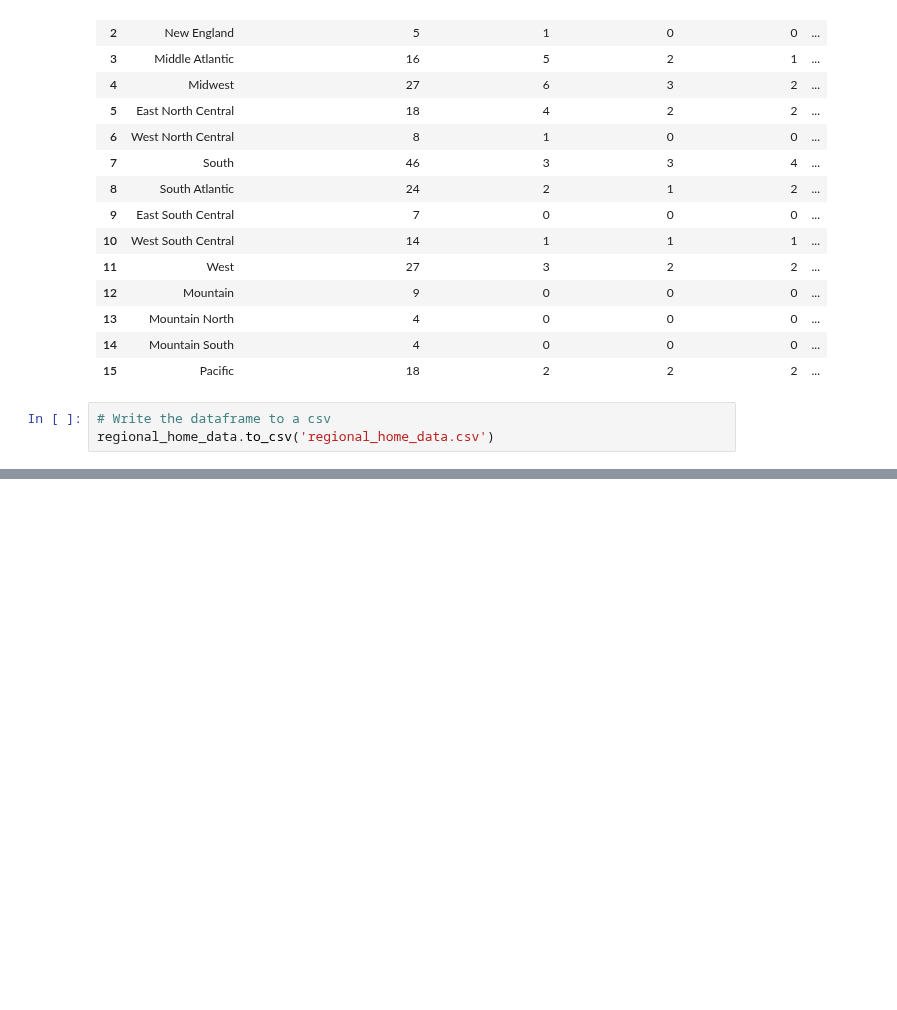
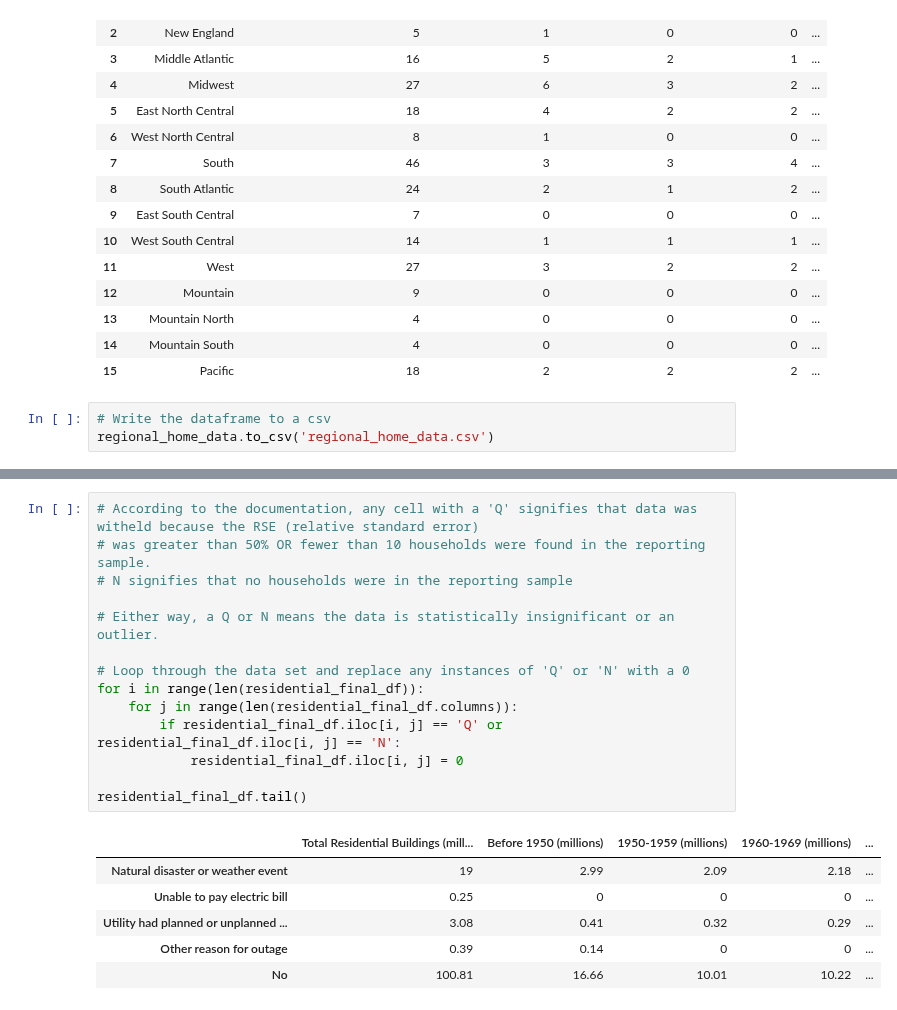
Before and after one commit to fraserclaire/Group3_Project4, a Jupyter notebook: Artien/Residential Building Efficiency Data.ipynb, the cells around one changed output, grey strips where cells are left out. Saved outputs shown, nothing was run; the diff lists cells and outputs as text; blank space fills up the shorter version.

```diff
--- a/Artien/Residential Building Efficiency Data.ipynb
+++ b/Artien/Residential Building Efficiency Data.ipynb
@@ -433,0 +449,21 @@ residential_final_df.head()
+# %%
+# According to the documentation, any cell with a 'Q' signifies that data was witheld because the RSE (relative standard error)
+# was greater than 50% OR fewer than 10 households were found in the reporting sample.
+# N signifies that no households were in the reporting sample
+
+# Either way, a Q or N means the data is statistically insignificant or an outlier.
+
+# Loop through the data set and replace any instances of 'Q' or 'N' with a 0
+for i in range(len(residential_final_df)):
+    for j in range(len(residential_final_df.columns)):
+        if residential_final_df.iloc[i, j] == 'Q' or residential_final_df.iloc[i, j] == 'N':
+            residential_final_df.iloc[i, j] = 0
+
+residential_final_df.tail()
+# %% [output]
+|  | Total Residential Buildings (mill... | Before 1950 (millions) | 1950-1959 (millions) | 1960-1969 (millions) | ... |
+| Natural disaster or weather event | 19 | 2.99 | 2.09 | 2.18 | ... |
+| Unable to pay electric bill | 0.25 | 0 | 0 | 0 | ... |
+| Utility had planned or unplanned ... | 3.08 | 0.41 | 0.32 | 0.29 | ... |
+| Other reason for outage | 0.39 | 0.14 | 0 | 0 | ... |
+| No | 100.81 | 16.66 | 10.01 | 10.22 | ... |
```
Also changed, not shown: parts of 15 cells of this notebook, 1 other file.
